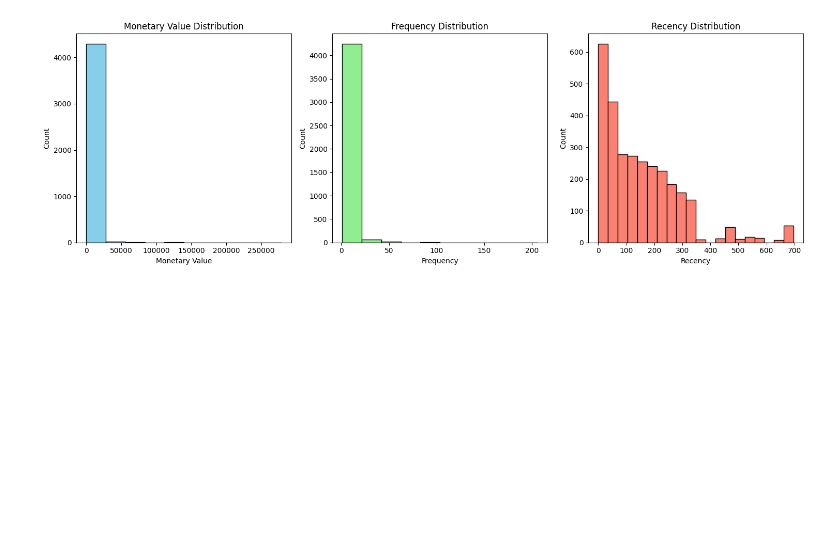
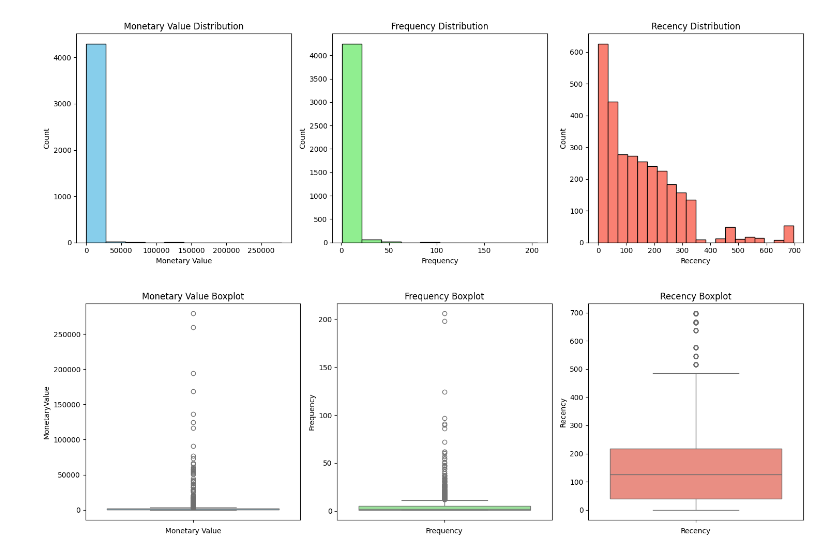
Before and after one commit to dhruvthumar/Project_CS4403-retail-mining, a Jupyter notebook: online-retail-data-clustering.ipynb, the cells around one changed output. Saved outputs shown, nothing was run; the diff lists cells and outputs as text; code cells hidden in the pictures; blank space fills up the shorter version.

```diff
--- a/online-retail-data-clustering.ipynb
+++ b/online-retail-data-clustering.ipynb
@@ -466,12 +466,22 @@ plt.show()
 # %%
 plt.figure(figsize=(15,5))
 
 plt.subplot(1,3,1)
 sns.boxplot(data=aggregated_df['MonetaryValue'], color='skyblue')
 plt.title('Monetary Value Boxplot')
 plt.xlabel('Monetary Value')
 
 plt.subplot(1,3,2)
 sns.boxplot(data=aggregated_df['Frequency'], color='lightgreen')
 plt.title('Frequency Boxplot')
 plt.xlabel('Frequency')
+
+plt.subplot(1,3,3)
+sns.boxplot(data = aggregated_df['Recency'],color = 'salmon')
+plt.title('Recency Boxplot')
+plt.xlabel('Recency')
+
+plt.tight_layout()
+plt.show()
+# %% [output]
+[figure, added]
```
Also changed, not shown: parts of 4 cells of this notebook.
